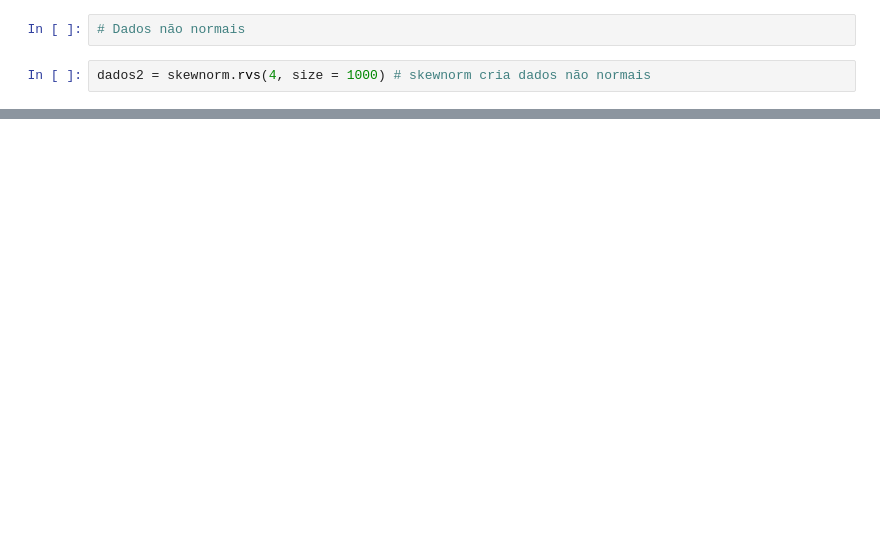
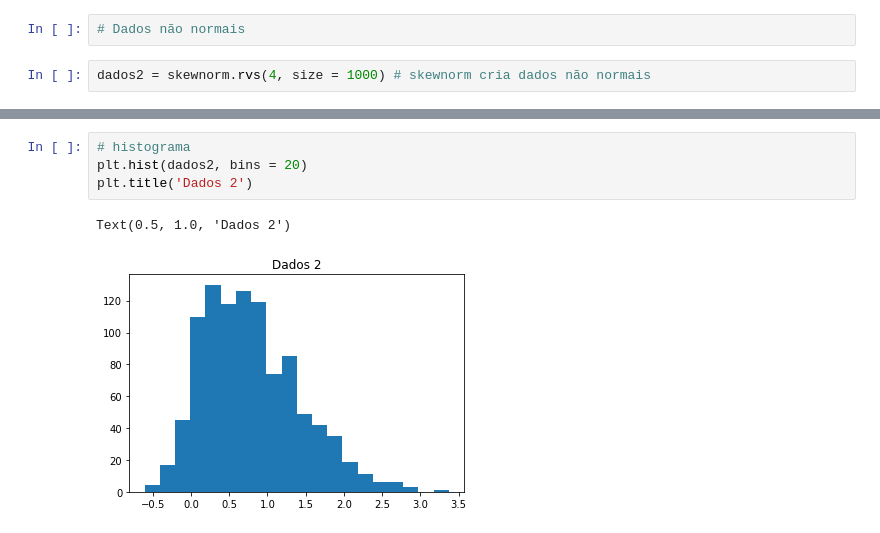
Before and after one commit to ghedin-alison/aulas_data_science, a Jupyter notebook: testes_dist_normal.ipynb, the cells around one changed output, grey strips where cells are left out. Drawn from its saved outputs; the diff is of its cells as text; blank space fills up the shorter version.

```diff
--- a/testes_dist_normal.ipynb
+++ b/testes_dist_normal.ipynb
@@ -46,0 +50,7 @@ ShapiroResult(statistic=0.9608636498451233, pvalue=1.0136181758369747e-15)
+# %%
+# histograma
+plt.hist(dados2, bins = 20)
+plt.title('Dados 2')
+# %% [output]
+Text(0.5, 1.0, 'Dados 2')
+[figure, added]
```
Also changed, not shown: parts of 6 cells of this notebook, 6 other files.
